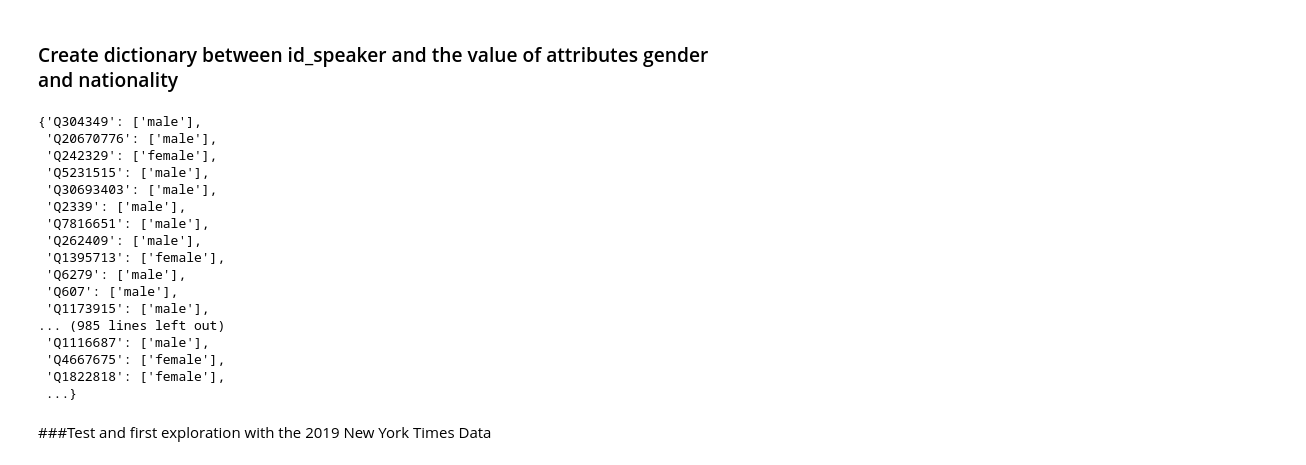
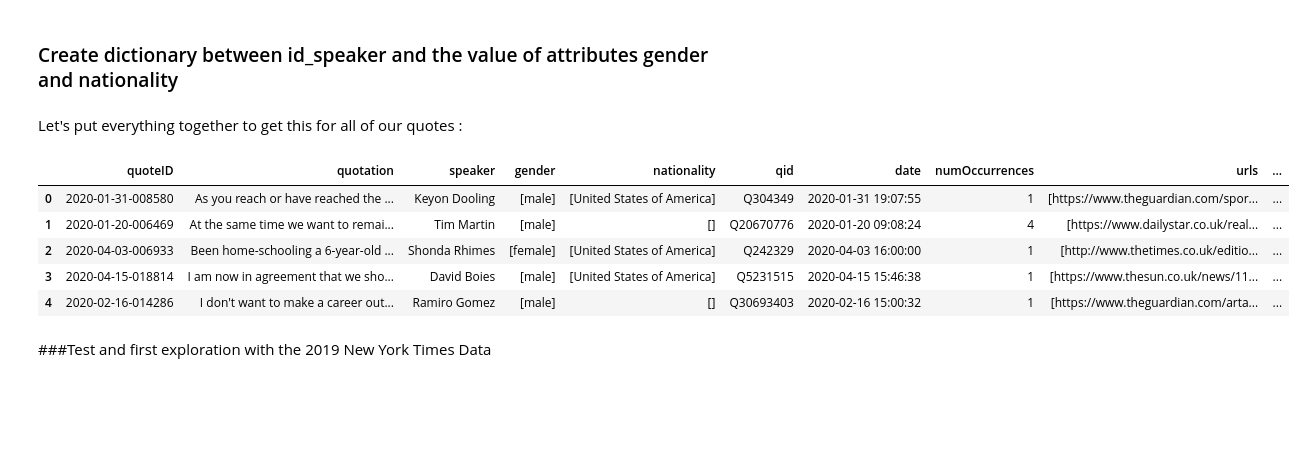
Before and after one commit to epfl-ada/ada-2021-project-palomamo, a Jupyter notebook: main.ipynb, the cells around one changed output. Cells and saved outputs as stored; diff of their text form; code cells hidden in the pictures; blank space fills up the shorter version.

```diff
--- a/main.ipynb
+++ b/main.ipynb
@@ -384,32 +378,30 @@ def list_attribute_speaker(id_speaker, attr_dict):
   #id_attr_speaker = df_3.loc[df_3.id==id_speaker][attr].to_numpy() #List of all attribute ID per speaker
   if id_speaker in attr_dict:
     id_attr_speaker = attr_dict[id_speaker]
-    for id_a in id_attr_speaker:
-      if(id_a is not None):
-        attr= labels_dict[id_a] #Attribute value
-        list_attr.append(attr)
-  else :
-    list_attr.append(None)
-  return (id_speaker, list_attr)
+    if(id_attr_speaker is not None):
+      for id_a in id_attr_speaker:
+          attr= labels_dict[id_a] #Attribute value
+          list_attr.append(attr)
+    #else :
+      #list_attr.append(None)
+  return list_attr
 # %%
 dict_genders = {}
 dict_genders = dict(filtered_sample_df['qid'].apply(lambda i: list_attribute_speaker(i, genders_dict)).tolist())
-dict_genders
-# %% [output]
-{'Q304349': ['male'],
- 'Q20670776': ['male'],
- 'Q242329': ['female'],
- 'Q5231515': ['male'],
- 'Q30693403': ['male'],
- 'Q2339': ['male'],
- 'Q7816651': ['male'],
- 'Q262409': ['male'],
- 'Q1395713': ['female'],
- 'Q6279': ['male'],
- 'Q607': ['male'],
- 'Q1173915': ['male'],
-... (985 lines left out)
- 'Q1116687': ['male'],
- 'Q4667675': ['female'],
- 'Q1822818': ['female'],
- ...}
+# %% [markdown]
+Let's put everything together to get this for all of our quotes :
+# %%
+import json
+from tqdm.notebook import tqdm_notebook
+import time
+
+def add_speaker_info(path_in):
+  df = pd.read_json(path_in, lines=True,compression='bz2')
+  #first we get a single qid:
+  df = get_single_qid(df)
+  tqdm_notebook.pandas()
+  genders = df['qid'].progress_apply(lambda i: list_attribute_speaker(i, genders_dict))
+  nationalities = df['qid'].progress_apply(lambda i: list_attribute_speaker(i, nationalities_dict))
+  df.insert(3, 'gender', genders)
+  df.insert(4,'nationality', nationalities)
+  return df
@@ -416,3 +412,12 @@ dict_genders
+# %%
+df_2020.head()
+# %% [output]
+|  | quoteID | quotation | speaker | gender | nationality | qid | date | numOccurrences | urls | ... |
+| 0 | 2020-01-31-008580 | As you reach or have reached the ... | Keyon Dooling | [male] | [United States of America] | Q304349 | 2020-01-31 19:07:55 | 1 | [https://www.theguardian.com/spor... | ... |
+| 1 | 2020-01-20-006469 | At the same time we want to remai... | Tim Martin | [male] | [] | Q20670776 | 2020-01-20 09:08:24 | 4 | [https://www.dailystar.co.uk/real... | ... |
+| 2 | 2020-04-03-006933 | Been home-schooling a 6-year-old ... | Shonda Rhimes | [female] | [United States of America] | Q242329 | 2020-04-03 16:00:00 | 1 | [http://www.thetimes.co.uk/editio... | ... |
+| 3 | 2020-04-15-018814 | I am now in agreement that we sho... | David Boies | [male] | [United States of America] | Q5231515 | 2020-04-15 15:46:38 | 1 | [https://www.thesun.co.uk/news/11... | ... |
+| 4 | 2020-02-16-014286 | I don't want to make a career out... | Ramiro Gomez | [male] | [] | Q30693403 | 2020-02-16 15:00:32 | 1 | [https://www.theguardian.com/arta... | ... |
 # %% [markdown]
 ###Test and first exploration with the 2019 New York Times Data
 # %% [markdown]
```
Also changed, not shown: parts of 31 cells of this notebook.
